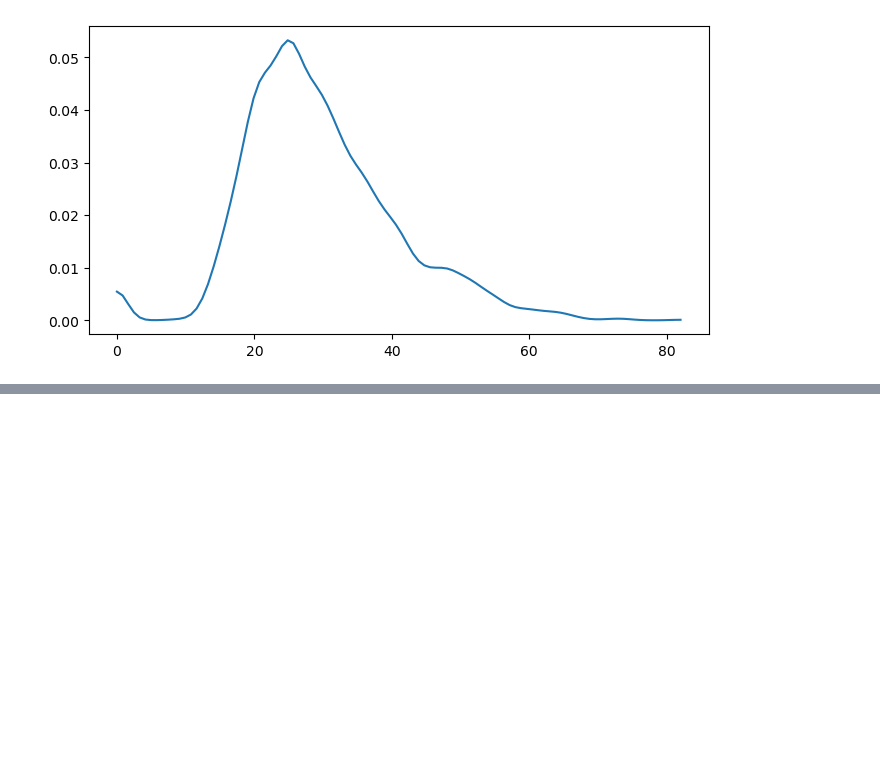
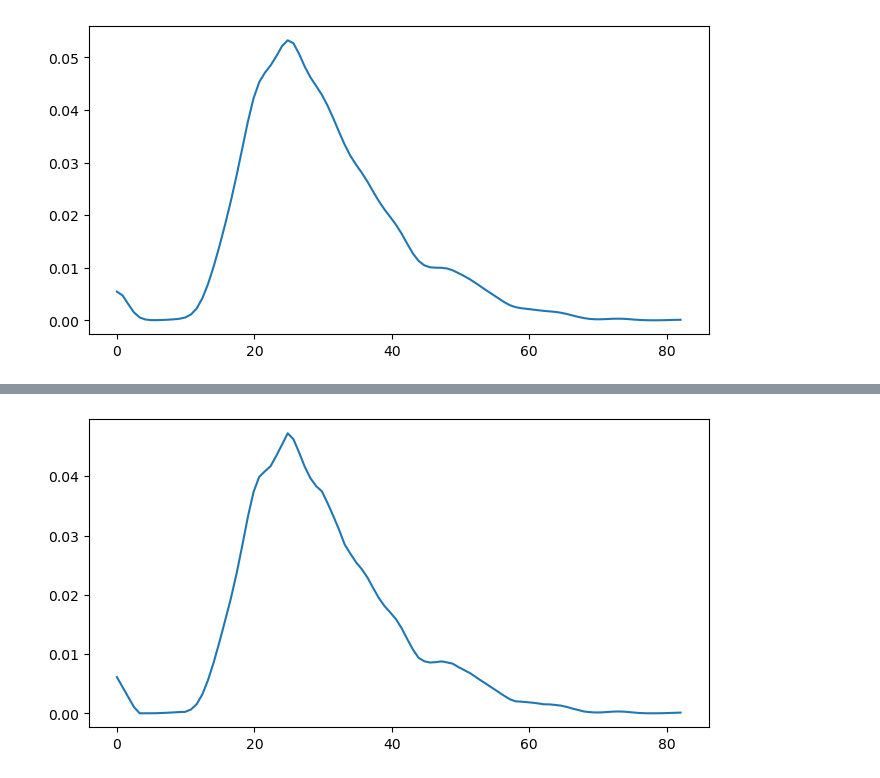
Before and after one commit to rde6mn/DS5030-Assignment2, a Jupyter notebook: assignment_2.ipynb, the cells around one changed output, grey strips where cells are left out. Cells and saved outputs as stored; diff of their text form; code cells hidden in the pictures; blank space fills up the shorter version.

```diff
--- a/assignment_2.ipynb
+++ b/assignment_2.ipynb
@@ -325,0 +341,4 @@ kde_vals = kde(X, plugin_bandwidth(X))
+# %%
+kde_vals = kde(X, 3, "triangular")
+# %% [output]
+[figure, added]
```
Also changed, not shown: parts of 12 cells of this notebook.
